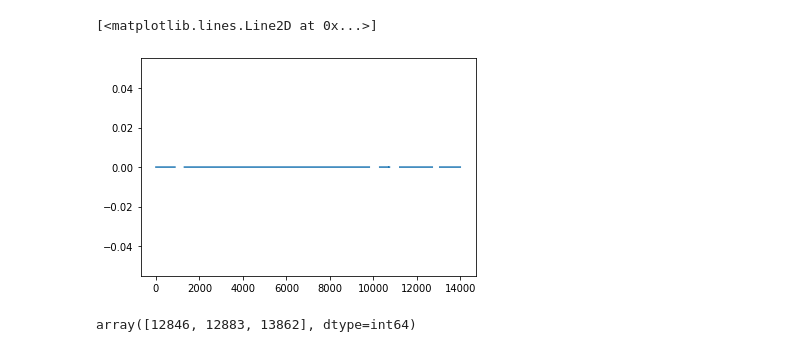
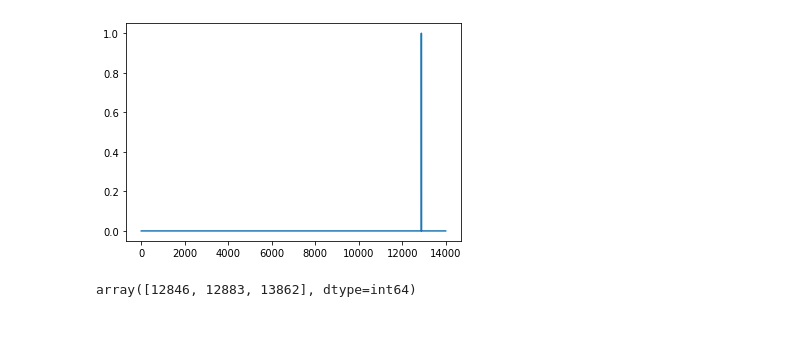
Before and after one commit to AlexanderVoldby/02466Fagprojekt2023, a Jupyter notebook: Visualizations/AA/AA_alcohol.ipynb, the cells around one changed output. Drawn from its saved outputs; the diff is of its cells as text; code cells hidden in the pictures.

```diff
--- a/Visualizations/AA/AA_alcohol.ipynb
+++ b/Visualizations/AA/AA_alcohol.ipynb
@@ -17,20 +16,21 @@ from helpers.callbacks import EarlyStop
 # %%
 # load data from .MAT file
 mat = scipy.io.loadmat('../../helpers/data/NMR_mix_DoE.mat')
 
 # Get X and Labels. Probably different for the other dataset, but i didn't check :)
 X = mat.get('xData')
 targets = mat.get('yData')
 target_labels = mat.get('yLabels')
 axis = mat.get("Axis")
 
+# plt.plot(X[[np.all(x == [100, 0, 0]) for x in targets]][0])
 #softmax X across features
-X = np.exp(X)/np.sum(np.exp(X), axis=1)[:, None]
-
-plt.plot(X[[np.all(x == [35, 35, 30]) for x in targets]][0])
+softmax = torch.nn.Softmax(dim=1)
+X = softmax(torch.tensor(X, dtype=torch.float32))
+plt.plot(X[[np.all(x == [100, 0, 0]) for x in targets]][0])
+plt.show()
 # %% [output]
-[<matplotlib.lines.Line2D at 0x...>]
-[figure, old version]
+[figure, new version]
 # %%
 FurthestSum(X, 3, 1)
 # %% [output]
```
Also changed, not shown: parts of 1 cell of this notebook.
